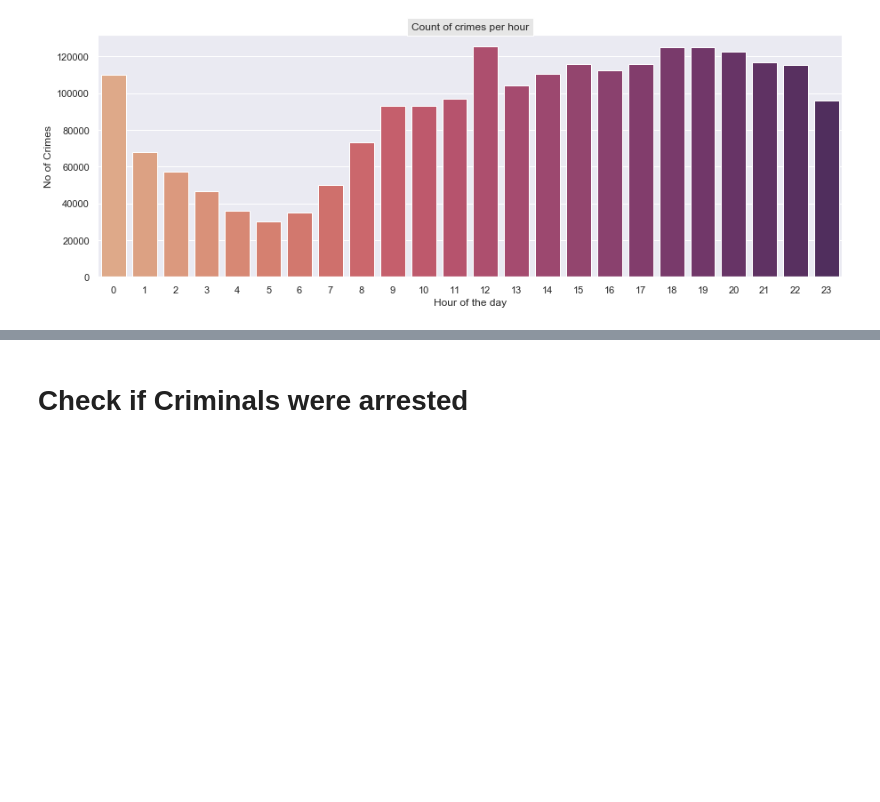
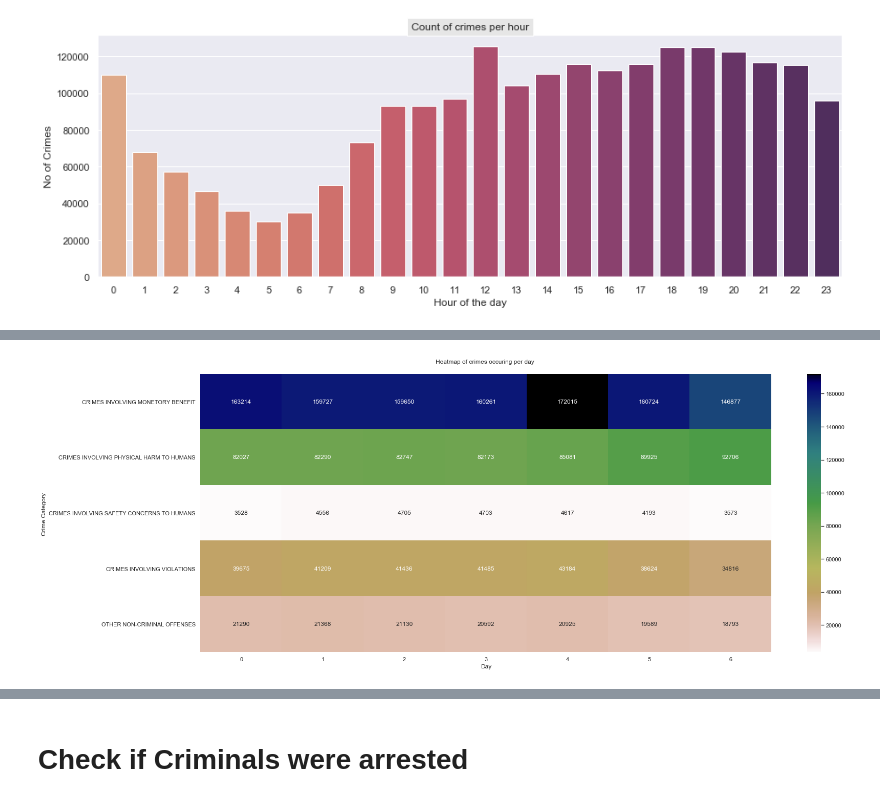
Before and after one commit to tejalvs/ChicagoCrimeAnalysis, a Jupyter notebook: Visualisations.ipynb, the cells around one changed output, grey strips where cells are left out. Drawn from its saved outputs; the diff is of its cells as text; code cells hidden in the pictures; blank space fills up the shorter version.

```diff
--- a/Visualisations.ipynb
+++ b/Visualisations.ipynb
@@ -160,0 +164,12 @@ ax.set_ylabel("Crime Category ");
+# %%
+crimes_grouped= crimes_df.groupby(by = ["groupedCrimesTypes", crimes_df.index.weekday], axis = 0)
+crimes_grouped_count = crimes_grouped["groupedCrimesTypes"].count()
+vis_data = crimes_grouped_count.unstack()
+fig, ax = plt.subplots(figsize = (25, 10))
+sns.heatmap(data = vis_data, annot = True, fmt = ".0f", \
+             ax = ax,cmap="gist_earth_r")
+ax.set_title(label = "Heatmap of crimes occuring per day ", pad = 20)
+ax.set_xlabel("Day")
+ax.set_ylabel("Crime Category")
+# %% [output]
+[figure, added]
```
Also changed, not shown: parts of 23 cells of this notebook.
